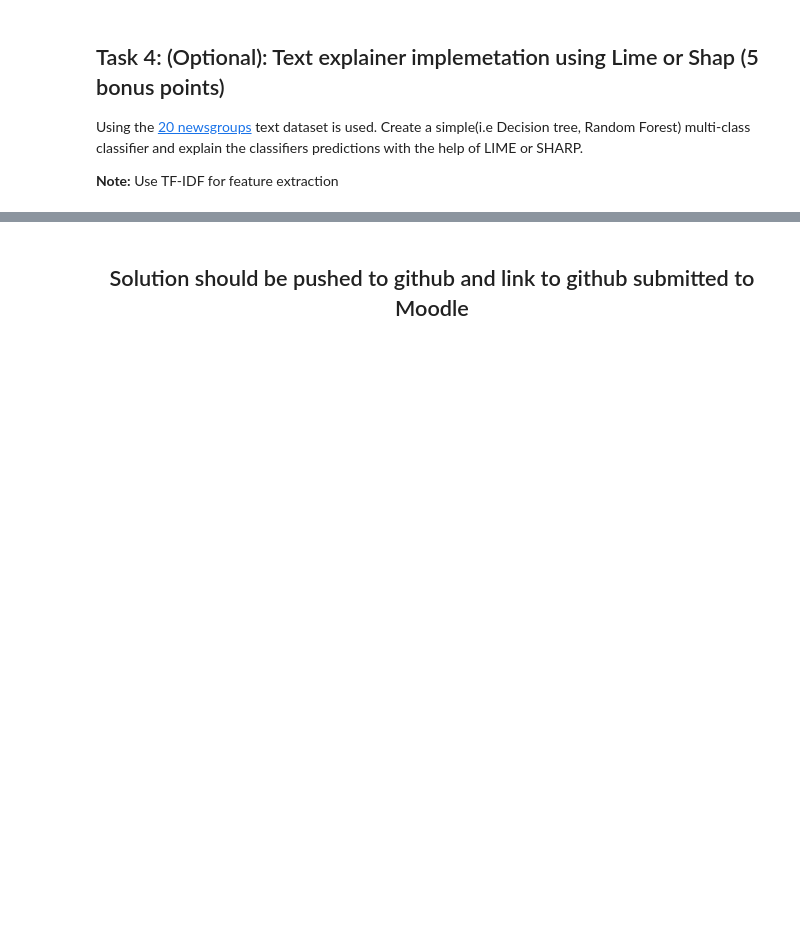
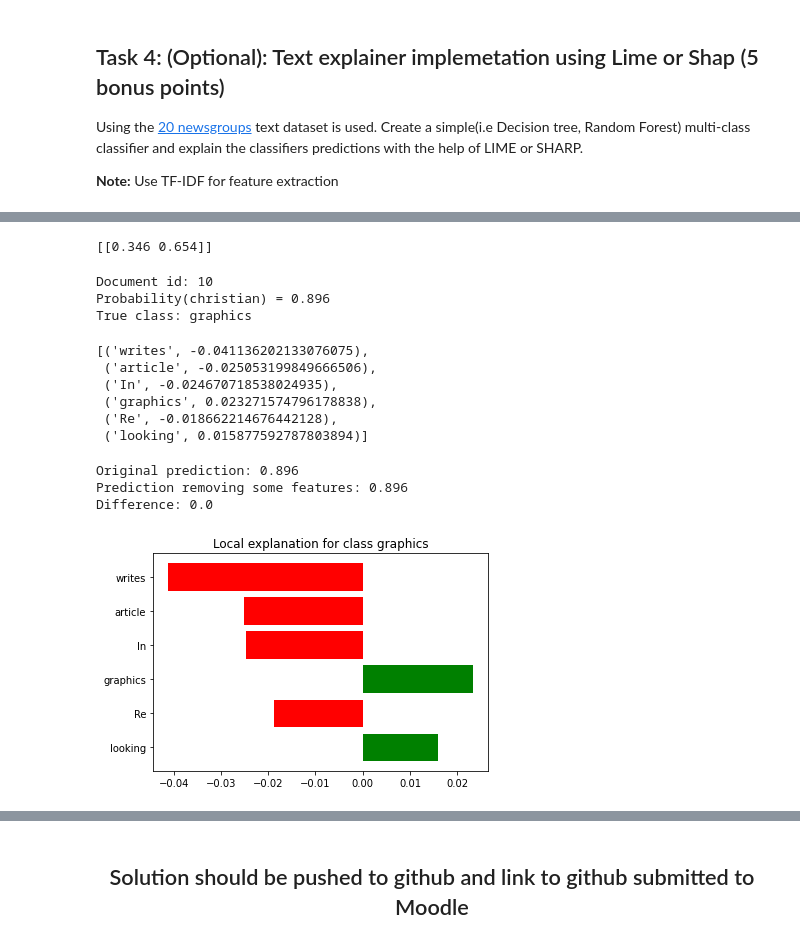
Before and after one commit to aidarvaleev1998/AML-DS-2021, a Jupyter notebook: FinalExam_Lab.ipynb, the cells around one changed output, grey strips where cells are left out. Drawn from its saved outputs; the diff is of its cells as text; code cells hidden in the pictures; blank space fills up the shorter version.

```diff
--- a/FinalExam_Lab.ipynb
+++ b/FinalExam_Lab.ipynb
@@ -349,0 +382,3 @@ clf = None
+# %%
+rf = sklearn.ensemble.RandomForestClassifier(n_estimators=500)
+rf.fit(train_vectors, newsgroups_train.target)
@@ -349,0 +399,43 @@ clf = None
+# %%
+text_classification_pipeline = make_pipeline(vectorizer, rf)
+print(text_classification_pipeline.predict_proba([newsgroups_test.data[0]]))
+# %% [output]
+[[0.346 0.654]]
+# %%
+from lime.lime_text import LimeTextExplainer
+explainer = LimeTextExplainer(class_names=class_names)
+# %%
+idx = 10
+exp = explainer.explain_instance(newsgroups_test.data[idx], text_classification_pipeline.predict_proba, num_features=6)
+print(f'Document id: {idx}')
+print('Probability(christian) =', text_classification_pipeline.predict_proba([newsgroups_test.data[idx]])[0,1])
+print(f'True class: {class_names[newsgroups_test.target[idx]]}')
+# %% [output]
+Document id: 10
+Probability(christian) = 0.896
+True class: graphics
+# %%
+exp.as_list()
+# %% [output]
+[('writes', -0.041136202133076075),
+ ('article', -0.025053199849666506),
+ ('In', -0.024670718538024935),
+ ('graphics', 0.023271574796178838),
+ ('Re', -0.018662214676442128),
+ ('looking', 0.015877592787803894)]
+# %%
+print('Original prediction:', rf.predict_proba(test_vectors[idx])[0,1])
+tmp = test_vectors[idx].copy()
+tmp[0,vectorizer.vocabulary_['Posting']] = 0
+tmp[0,vectorizer.vocabulary_['Host']] = 0
+print('Prediction removing some features:', rf.predict_proba(tmp)[0,1])
+print('Difference:', rf.predict_proba(tmp)[0,1] - rf.predict_proba(test_vectors[idx])[0,1])
+# %% [output]
+Original prediction: 0.896
+Prediction removing some features: 0.896
+Difference: 0.0
+# %%
+%matplotlib inline
+fig = exp.as_pyplot_figure()
+# %% [output]
+[figure, added]
```
Also changed, not shown: parts of 7 cells of this notebook.
